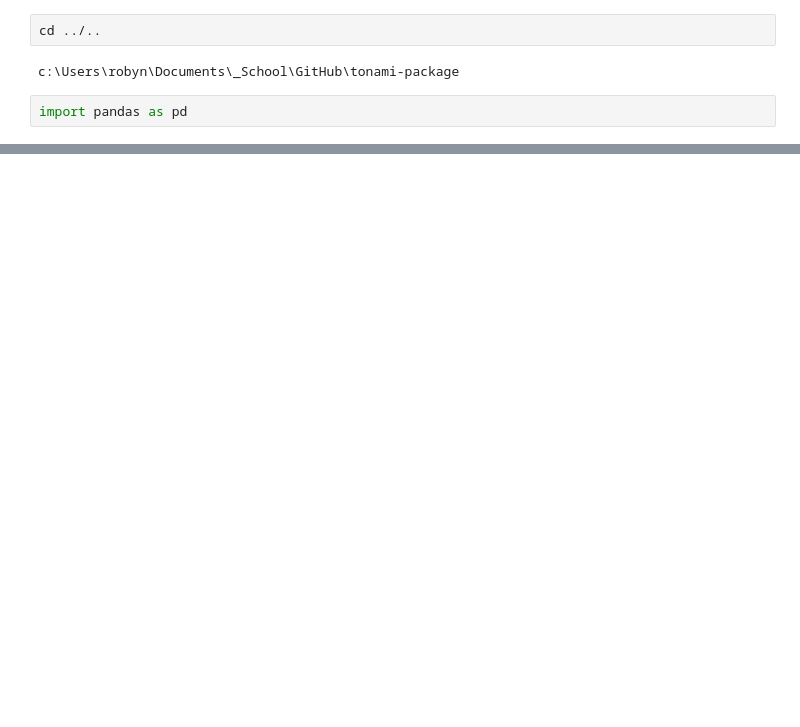
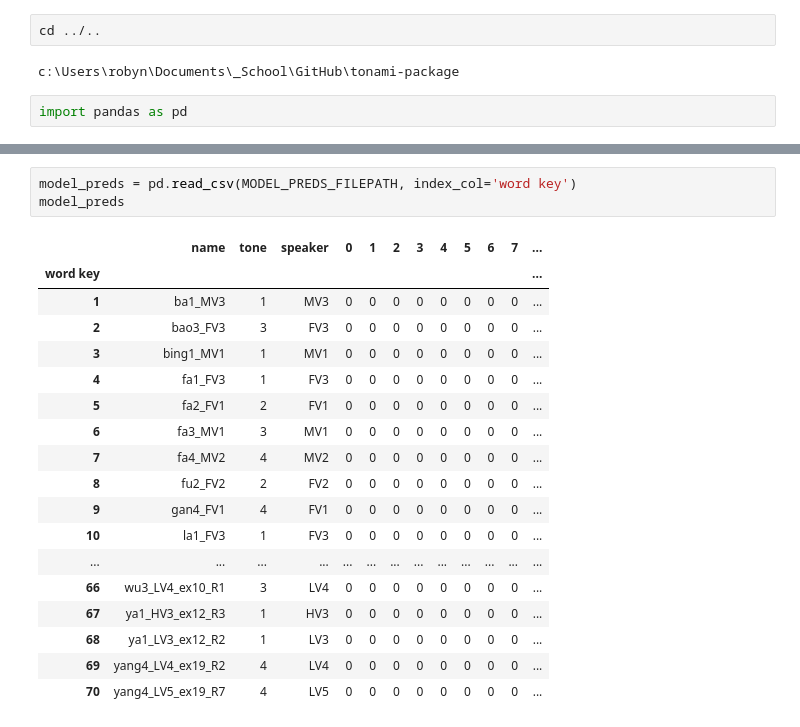
Before and after one commit to saltyseadawg/tonami-package, a Jupyter notebook: tonami/data/display_model_data.ipynb, the cells around one changed output, grey strips where cells are left out. Saved outputs shown, nothing was run; the diff lists cells and outputs as text; blank space fills up the shorter version.

```diff
--- a/tonami/data/display_model_data.ipynb
+++ b/tonami/data/display_model_data.ipynb
@@ -73,0 +76,22 @@ model_all
+# %%
+model_preds = pd.read_csv(MODEL_PREDS_FILEPATH, index_col='word key')
+model_preds
+# %% [output]
+|  | name | tone | speaker | 0 | 1 | 2 | 3 | 4 | 5 | 6 | 7 | ... |
+| word key |  |  |  |  |  |  |  |  |  |  |  | ... |
+| 1 | ba1_MV3 | 1 | MV3 | 0 | 0 | 0 | 0 | 0 | 0 | 0 | 0 | ... |
+| 2 | bao3_FV3 | 3 | FV3 | 0 | 0 | 0 | 0 | 0 | 0 | 0 | 0 | ... |
+| 3 | bing1_MV1 | 1 | MV1 | 0 | 0 | 0 | 0 | 0 | 0 | 0 | 0 | ... |
+| 4 | fa1_FV3 | 1 | FV3 | 0 | 0 | 0 | 0 | 0 | 0 | 0 | 0 | ... |
+| 5 | fa2_FV1 | 2 | FV1 | 0 | 0 | 0 | 0 | 0 | 0 | 0 | 0 | ... |
+| 6 | fa3_MV1 | 3 | MV1 | 0 | 0 | 0 | 0 | 0 | 0 | 0 | 0 | ... |
+| 7 | fa4_MV2 | 4 | MV2 | 0 | 0 | 0 | 0 | 0 | 0 | 0 | 0 | ... |
+| 8 | fu2_FV2 | 2 | FV2 | 0 | 0 | 0 | 0 | 0 | 0 | 0 | 0 | ... |
+| 9 | gan4_FV1 | 4 | FV1 | 0 | 0 | 0 | 0 | 0 | 0 | 0 | 0 | ... |
+| 10 | la1_FV3 | 1 | FV3 | 0 | 0 | 0 | 0 | 0 | 0 | 0 | 0 | ... |
+| ... | ... | ... | ... | ... | ... | ... | ... | ... | ... | ... | ... | ... |
+| 66 | wu3_LV4_ex10_R1 | 3 | LV4 | 0 | 0 | 0 | 0 | 0 | 0 | 0 | 0 | ... |
+| 67 | ya1_HV3_ex12_R3 | 1 | HV3 | 0 | 0 | 0 | 0 | 0 | 0 | 0 | 0 | ... |
+| 68 | ya1_LV3_ex12_R2 | 1 | LV3 | 0 | 0 | 0 | 0 | 0 | 0 | 0 | 0 | ... |
+| 69 | yang4_LV4_ex19_R2 | 4 | LV4 | 0 | 0 | 0 | 0 | 0 | 0 | 0 | 0 | ... |
+| 70 | yang4_LV5_ex19_R7 | 4 | LV5 | 0 | 0 | 0 | 0 | 0 | 0 | 0 | 0 | ... |
```
Also changed, not shown: parts of 4 cells of this notebook, 23 other files.
